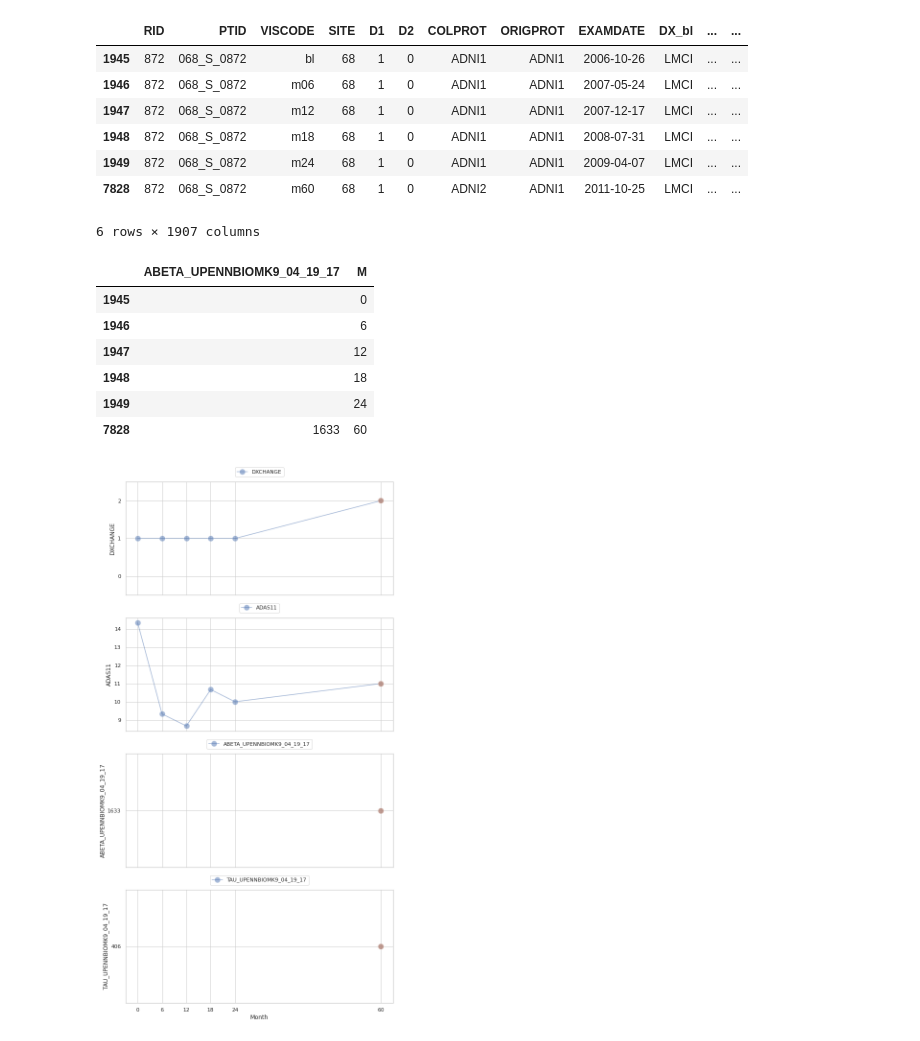
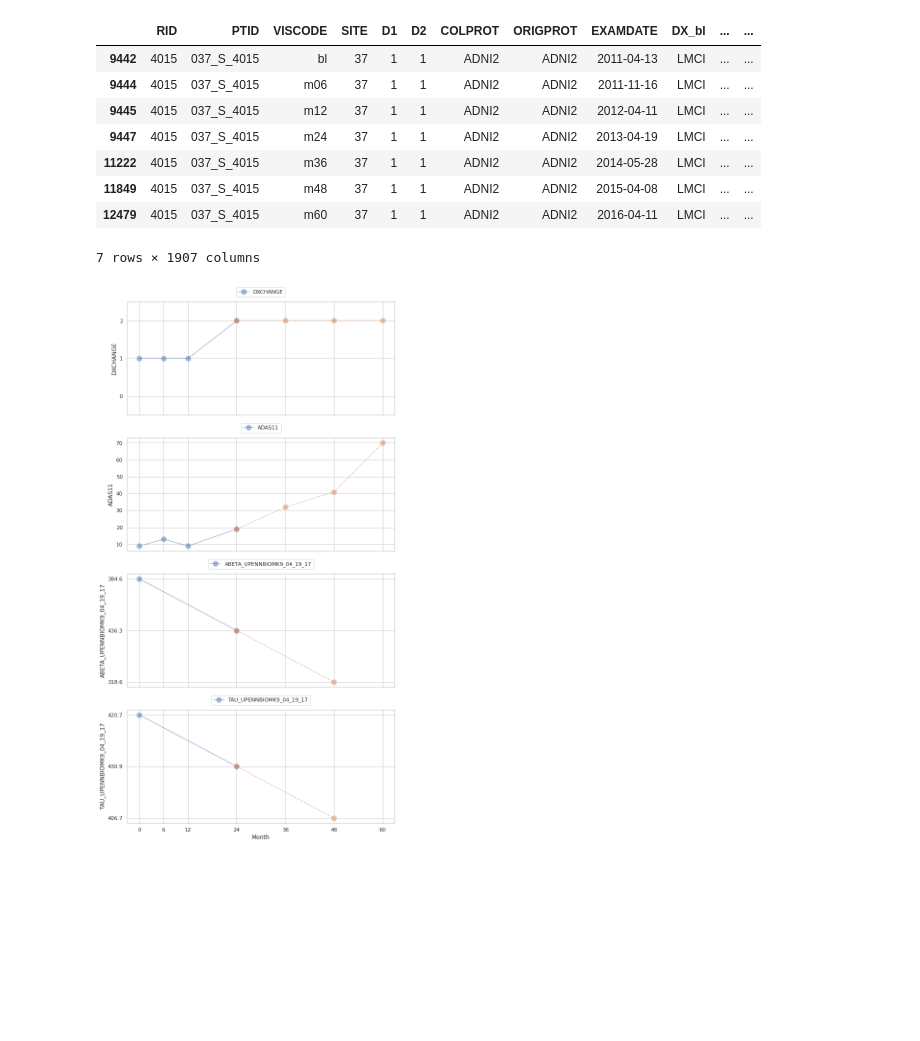
Before and after one commit to sarah-mdv/LIPTraAD, a Jupyter notebook: statistical_analysis_ADNI/prototype_visualization.ipynb, the cells around one changed output. Saved outputs shown, nothing was run; the diff lists cells and outputs as text; code cells hidden in the pictures; blank space fills up the shorter version.

Commit message:
Improve prototype visualizations

```diff
--- a/statistical_analysis_ADNI/prototype_visualization.ipynb
+++ b/statistical_analysis_ADNI/prototype_visualization.ipynb
@@ -46,51 +46,44 @@ file = "data/TADPOLE_D1_D2.csv"
 df = pd.read_csv(file)
 df.replace({"DXCHANGE":mapping}, inplace=True)
 # %%
-rid = 872
-tp = 60
+rid = 4015
+tp = 24
 patient = load_patient(df,rid,tp)
 patient = patient.dropna(subset=["DX"])
 patient
 # %% [output]
 |  | RID | PTID | VISCODE | SITE | D1 | D2 | COLPROT | ORIGPROT | EXAMDATE | DX_bl | ... | ... |
-| 1945 | 872 | 068_S_0872 | bl | 68 | 1 | 0 | ADNI1 | ADNI1 | 2006-10-26 | LMCI | ... | ... |
-| 1946 | 872 | 068_S_0872 | m06 | 68 | 1 | 0 | ADNI1 | ADNI1 | 2007-05-24 | LMCI | ... | ... |
-| 1947 | 872 | 068_S_0872 | m12 | 68 | 1 | 0 | ADNI1 | ADNI1 | 2007-12-17 | LMCI | ... | ... |
-| 1948 | 872 | 068_S_0872 | m18 | 68 | 1 | 0 | ADNI1 | ADNI1 | 2008-07-31 | LMCI | ... | ... |
-| 1949 | 872 | 068_S_0872 | m24 | 68 | 1 | 0 | ADNI1 | ADNI1 | 2009-04-07 | LMCI | ... | ... |
-| 7828 | 872 | 068_S_0872 | m60 | 68 | 1 | 0 | ADNI2 | ADNI1 | 2011-10-25 | LMCI | ... | ... |
+| 9442 | 4015 | 037_S_4015 | bl | 37 | 1 | 1 | ADNI2 | ADNI2 | 2011-04-13 | LMCI | ... | ... |
+| 9444 | 4015 | 037_S_4015 | m06 | 37 | 1 | 1 | ADNI2 | ADNI2 | 2011-11-16 | LMCI | ... | ... |
+| 9445 | 4015 | 037_S_4015 | m12 | 37 | 1 | 1 | ADNI2 | ADNI2 | 2012-04-11 | LMCI | ... | ... |
+| 9447 | 4015 | 037_S_4015 | m24 | 37 | 1 | 1 | ADNI2 | ADNI2 | 2013-04-19 | LMCI | ... | ... |
+| 11222 | 4015 | 037_S_4015 | m36 | 37 | 1 | 1 | ADNI2 | ADNI2 | 2014-05-28 | LMCI | ... | ... |
+| 11849 | 4015 | 037_S_4015 | m48 | 37 | 1 | 1 | ADNI2 | ADNI2 | 2015-04-08 | LMCI | ... | ... |
+| 12479 | 4015 | 037_S_4015 | m60 | 37 | 1 | 1 | ADNI2 | ADNI2 | 2016-04-11 | LMCI | ... | ... |
-6 rows × 1907 columns
+7 rows × 1907 columns
 # %%
 fig, (ax_dx, ax_adas, ax_abeta, ax) = plt.subplots(4,1, figsize=(10,20), sharex=True)
 
 ax_dx.tick_params(axis="x", which="minor", direction="out", reset=True, grid_color='r', grid_alpha=0.5)
 
 plt.setp(ax_dx, yticks=[0,1,2])
 plt.xticks(np.arange(min(patient.M), max(patient.M)+1, 6.0))
 ax_dx.set_ylim([-0.5, 2.5])
 plot_patient_feature(patient, "DXCHANGE",fig, ax_dx, tp)
 plot_patient_feature(patient, "ABETA_UPENNBIOMK9_04_19_17",fig, ax_abeta, tp)
 plot_patient_feature(patient, "ADAS11", fig, ax_adas, tp)
 plot_patient_feature(patient, "TAU_UPENNBIOMK9_04_19_17", fig, ax, tp)
 
 plt.setp(ax_dx, xticks=patient["M"])
 plt.setp(ax_abeta, xticks=patient["M"])
 plt.setp(ax_adas, xticks=patient["M"])
 plt.xlabel("Month")
 ax_adas.autoscale()
 ax_mmse.autoscale()
 ax.autoscale()
 
 
 
 plt.savefig("figures/prototypes/prototype_{}_progression.png".format(rid),bbox_inches="tight", dpi=300)
-patient[["ABETA_UPENNBIOMK9_04_19_17", "M"]]
 # %% [output]
-|  | ABETA_UPENNBIOMK9_04_19_17 | M |
-| 1945 |  | 0 |
-| 1946 |  | 6 |
-| 1947 |  | 12 |
-| 1948 |  | 18 |
-| 1949 |  | 24 |
-| 7828 | 1633 | 60 |
-[figure, old version]
+[figure, new version]
```
Also changed, not shown: 1 other file.
